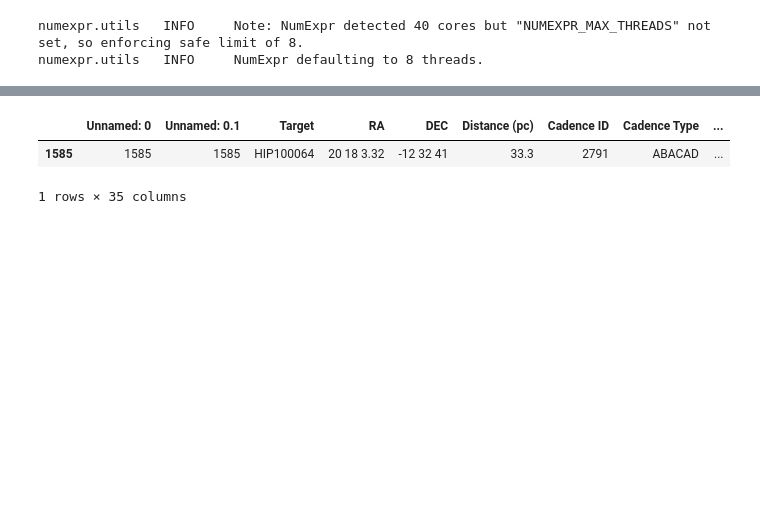
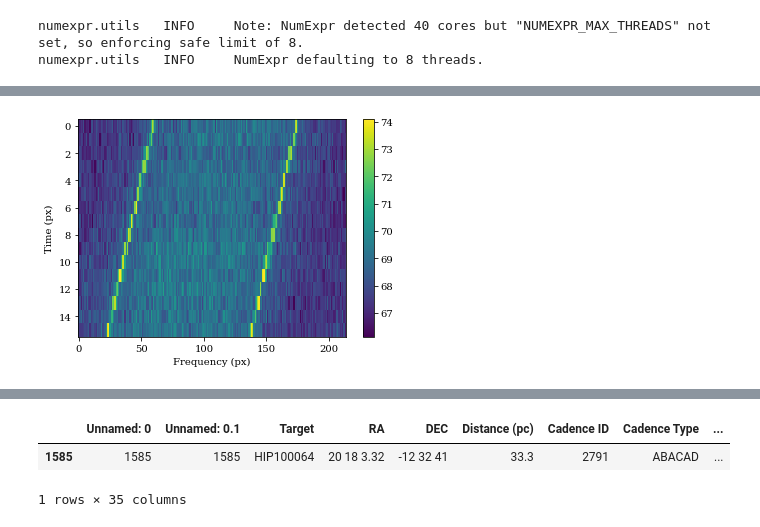
Before and after one commit to bjacobell/nearby-stars, a Jupyter notebook: test.ipynb, the cells around one changed output, grey strips where cells are left out. Drawn from its saved outputs; the diff is of its cells as text; code cells hidden in the pictures; blank space fills up the shorter version.

```diff
--- a/test.ipynb
+++ b/test.ipynb
@@ -17,0 +140,4 @@ numexpr.utils   INFO     NumExpr defaulting to 8 threads.
+# %%
+ffb.plot('px')
+# %% [output]
+[figure, added]
```
Also changed, not shown: parts of 26 cells of this notebook, 32 other files.
